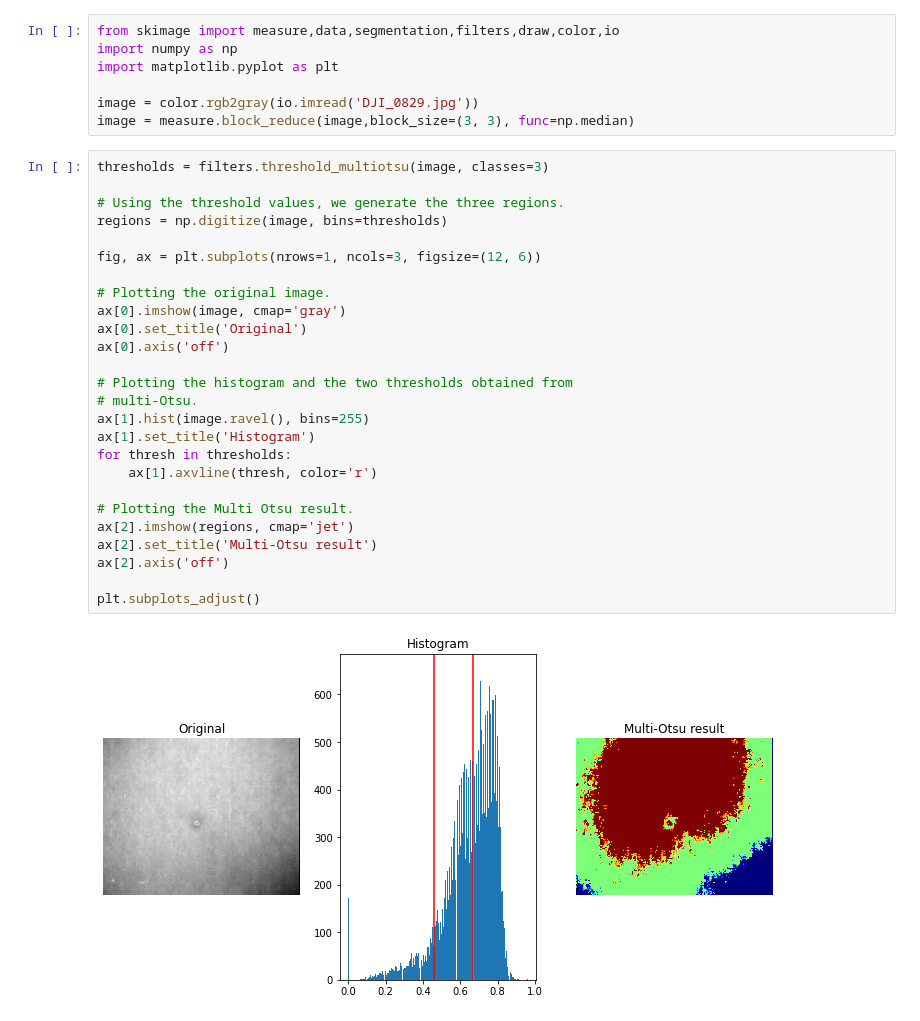
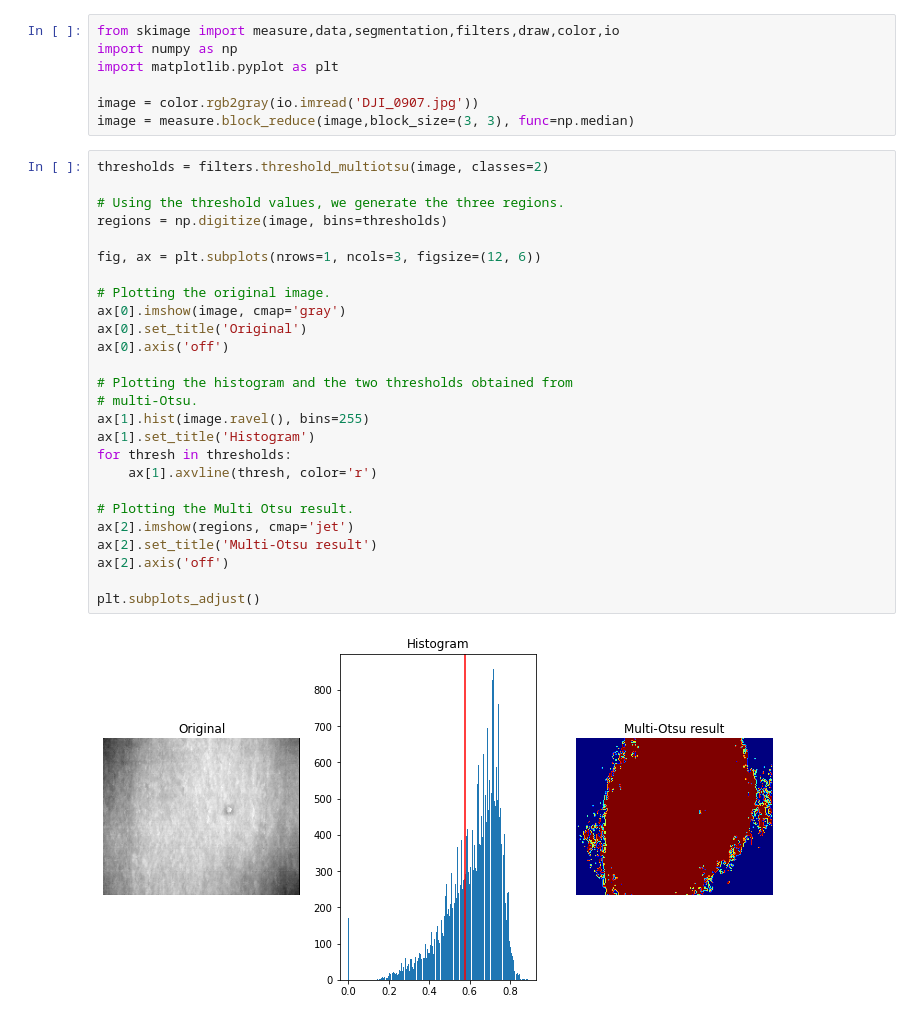
Before and after one commit to Fantomos/LandminesDetection, a Jupyter notebook: main.ipynb, the cells around one changed output. Drawn from its saved outputs; the diff is of its cells as text.

```diff
--- a/main.ipynb
+++ b/main.ipynb
@@ -3,36 +3,36 @@ from skimage import measure,data,segmentation,filters,draw,color,io
 import numpy as np
 import matplotlib.pyplot as plt
 
-image = color.rgb2gray(io.imread('DJI_0829.jpg'))
+image = color.rgb2gray(io.imread('DJI_0907.jpg'))
 image = measure.block_reduce(image,block_size=(3, 3), func=np.median)
 # %%
-thresholds = filters.threshold_multiotsu(image, classes=3)
+thresholds = filters.threshold_multiotsu(image, classes=2)
 
 # Using the threshold values, we generate the three regions.
 regions = np.digitize(image, bins=thresholds)
 
 fig, ax = plt.subplots(nrows=1, ncols=3, figsize=(12, 6))
 
 # Plotting the original image.
 ax[0].imshow(image, cmap='gray')
 ax[0].set_title('Original')
 ax[0].axis('off')
 
 # Plotting the histogram and the two thresholds obtained from
 # multi-Otsu.
 ax[1].hist(image.ravel(), bins=255)
 ax[1].set_title('Histogram')
 for thresh in thresholds:
     ax[1].axvline(thresh, color='r')
 
 # Plotting the Multi Otsu result.
 ax[2].imshow(regions, cmap='jet')
 ax[2].set_title('Multi-Otsu result')
 ax[2].axis('off')
 
 plt.subplots_adjust()
 # %% [output]
-[figure, old version]
+[figure, new version]
 # %%
 image_threshold = ~((image > thresholds[0]).all and image < thresholds[1])
 fig, axes = plt.subplots(1, 2, figsize=(12, 6))
```
Also changed, not shown: parts of 3 cells of this notebook, 3 other files.
